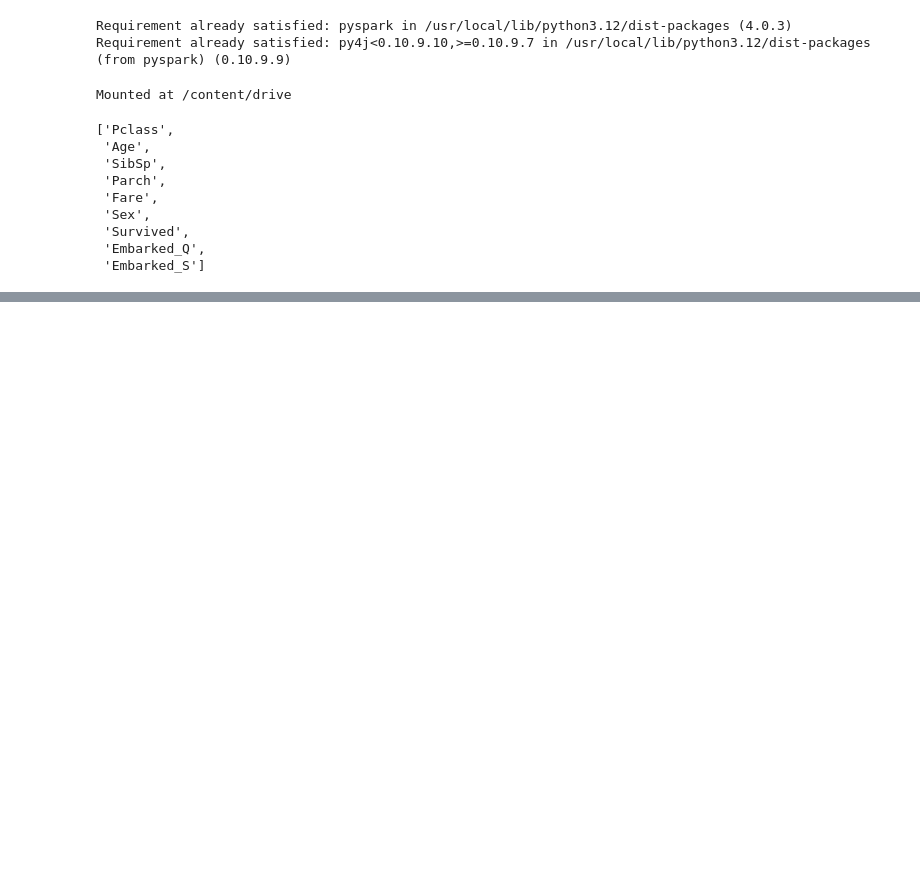
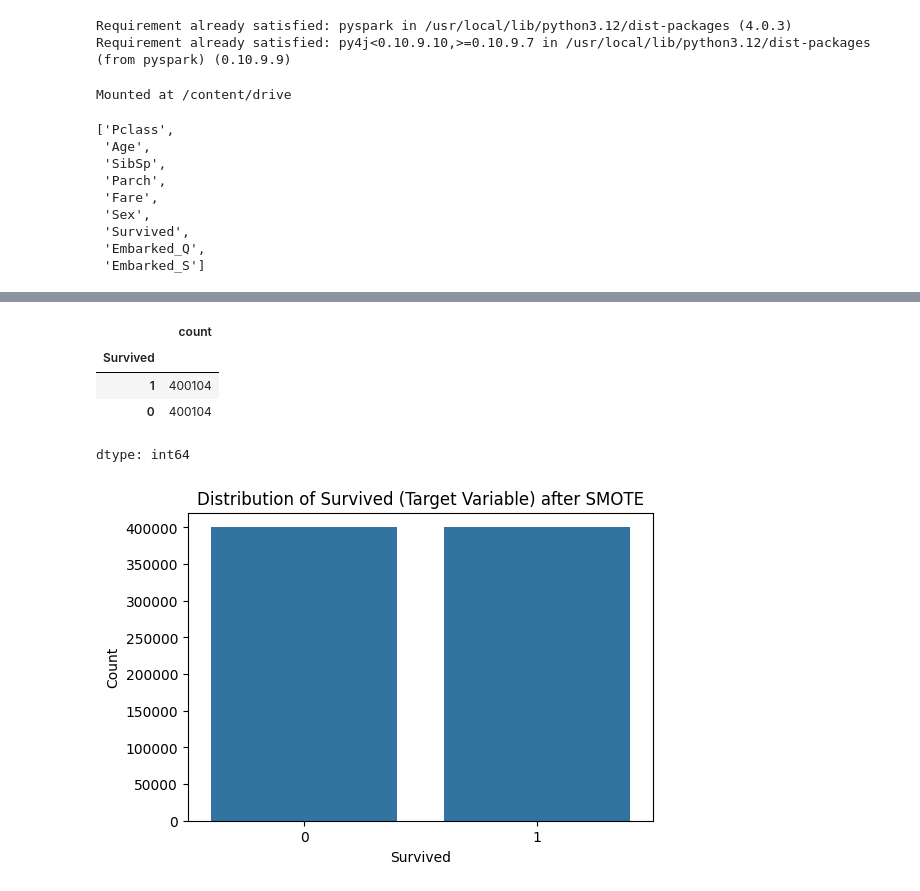
Before and after one commit to Claud1601/CN7030-Assignment, a Jupyter notebook: PortfolioExerciseweek4.ipynb, the cells around one changed output, grey strips where cells are left out. Cells and saved outputs as stored; diff of their text form; code cells hidden in the pictures; blank space fills up the shorter version.

```diff
--- a/PortfolioExerciseweek4.ipynb
+++ b/PortfolioExerciseweek4.ipynb
@@ -36,0 +338,30 @@ dataset.columns
+# %%
+!pip install imblearn
+
+from sklearn.model_selection import train_test_split
+from imblearn.over_sampling import SMOTE
+
+# Ensure target variable 'y' is integer type for SMOTE and consistent stratification
+y = y.astype(int)
+
+# Split data into training and testing sets
+X_train, X_test, y_train, y_test = train_test_split(X, y, test_size=0.2, random_state=42, stratify=y)
+
+# Apply preprocessing to training data (scaling numerical, one-hot encoding categorical)
+X_train_processed = preprocessor.fit_transform(X_train)
+X_test_processed = preprocessor.transform(X_test)
+
+# Apply SMOTE to the training data only
+sm = SMOTE(random_state=42)
+X_train_res, y_train_res = sm.fit_resample(X_train_processed, y_train)
+
+print('\nDistribution of the target variable (Survived) after SMOTE:')
+display(pd.Series(y_train_res).value_counts())
+
+plt.figure(figsize=(6, 4))
+sns.countplot(x=y_train_res)
+plt.title('Distribution of Survived (Target Variable) after SMOTE')
+plt.xlabel('Survived')
+plt.ylabel('Count')
+plt.show()
+# %% [output]
@@ -36,0 +382,6 @@ dataset.columns
+|  | count |
+| Survived |  |
+| 1 | 400104 |
+| 0 | 400104 |
+dtype: int64
+[figure, added]
```
Also changed, not shown: parts of 20 cells of this notebook.
